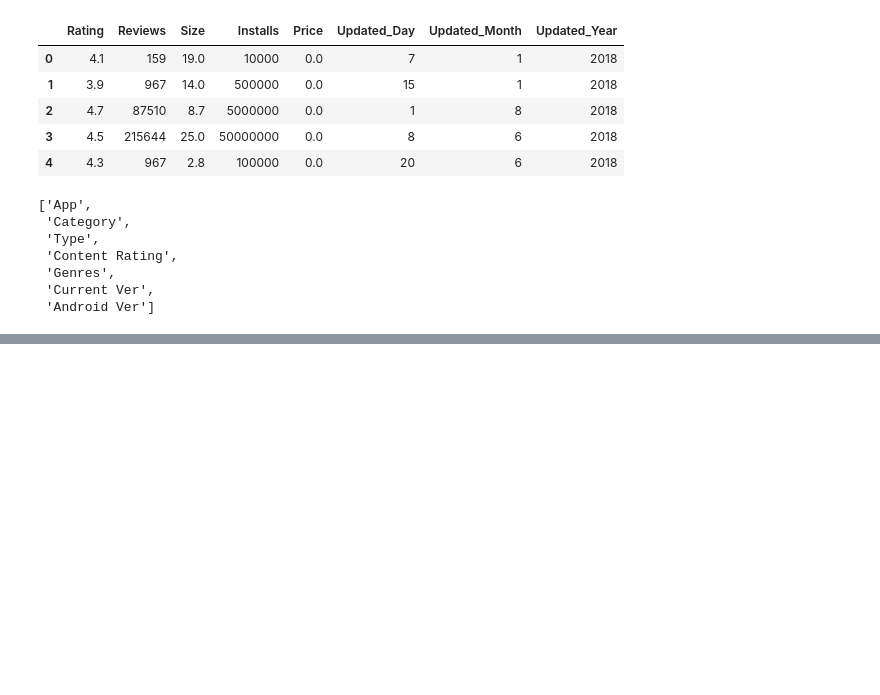
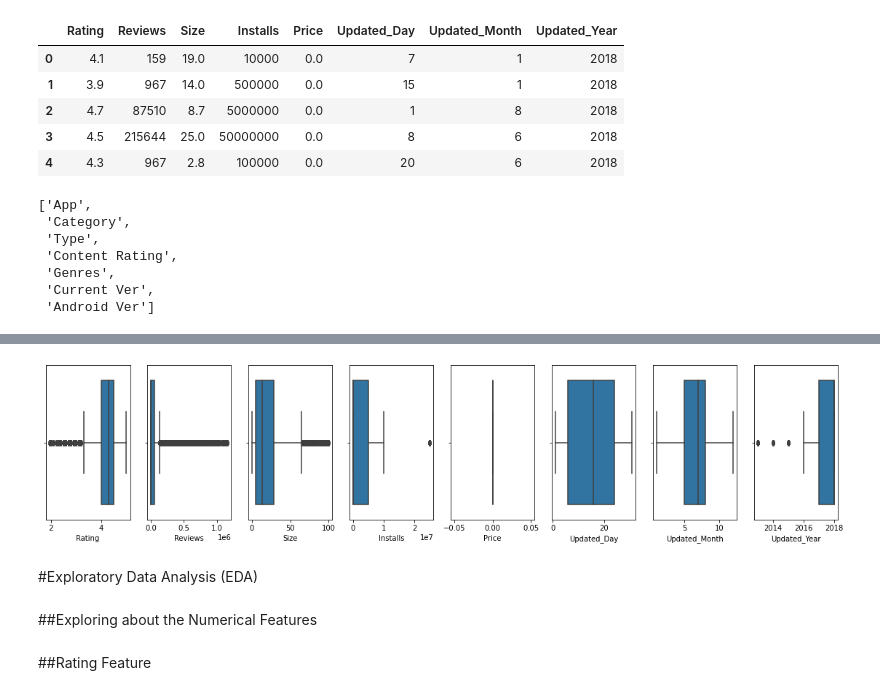
Before and after one commit to shu-nya/Play-Store-App-Review-Analysis, a Jupyter notebook: Play_Store_App_Review_Analysis.ipynb, the cells around one changed output, grey strips where cells are left out. Drawn from its saved outputs; the diff is of its cells as text; code cells hidden in the pictures; blank space fills up the shorter version.

```diff
--- a/Play_Store_App_Review_Analysis.ipynb
+++ b/Play_Store_App_Review_Analysis.ipynb
@@ -572,0 +624,3 @@ categorical.head()
+# %%
+for col in num_data.columns:
+    has_outliers(num_data, col)
@@ -572,0 +636,13 @@ categorical.head()
+# %%
+plt.figure(figsize=(22,18))
+for i,col in enumerate(num_data.columns):
+    plt.subplot(4,9,i+1)
+    sns.boxplot(num_data[col])
+# %% [output]
+[figure, added]
+# %% [markdown]
+#Exploratory Data Analysis (EDA)
+# %% [markdown]
+##Exploring about the Numerical Features
+# %% [markdown]
+##Rating Feature
```
Also changed, not shown: parts of 34 cells of this notebook.
